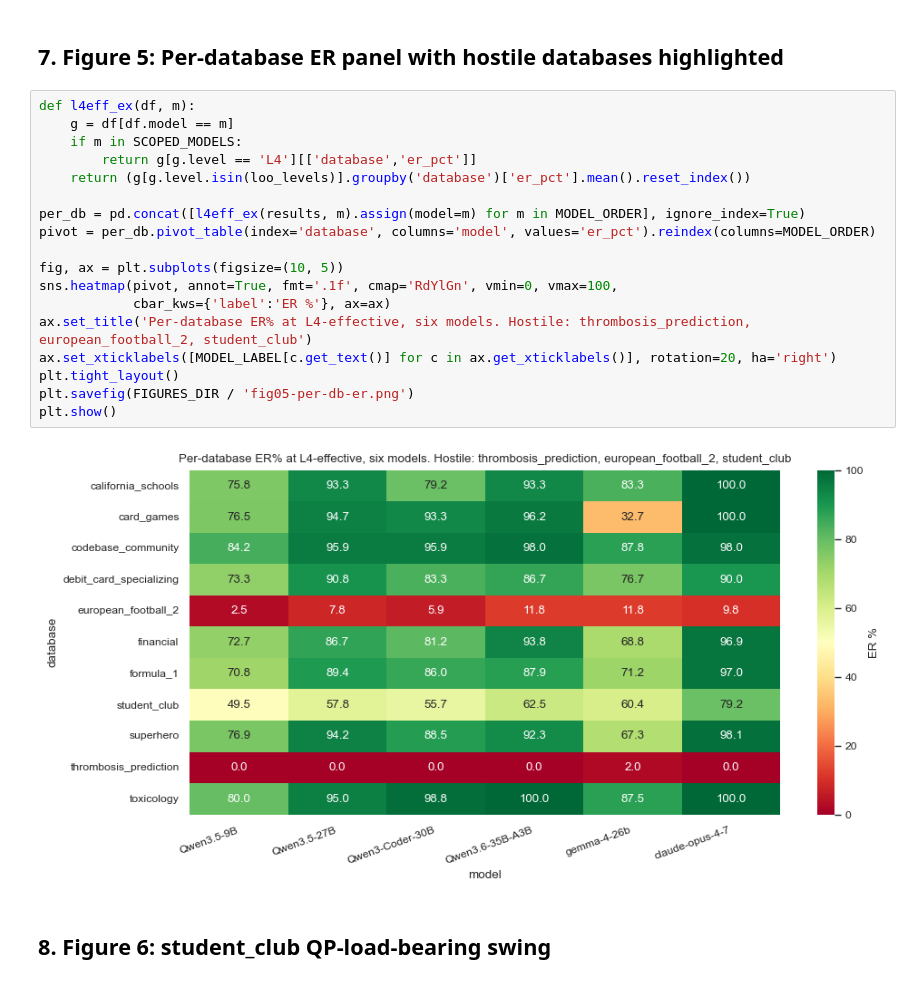
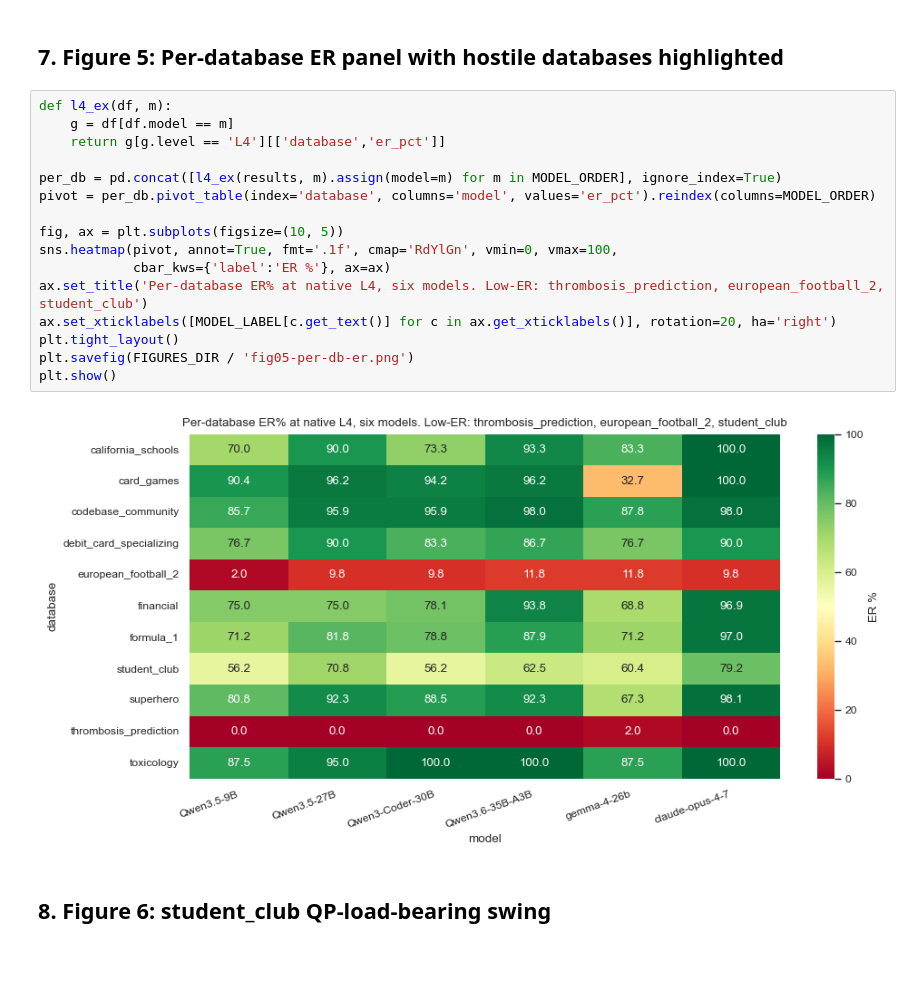
Before and after one commit to garyzava/4d-metadata-ablation, a Jupyter notebook: notebooks/02-analysis-and-charts.nbconvert.ipynb, the cells around one changed output. Cells and saved outputs as stored; diff of their text form.

```diff
--- a/notebooks/02-analysis-and-charts.nbconvert.ipynb
+++ b/notebooks/02-analysis-and-charts.nbconvert.ipynb
@@ -221,25 +222,23 @@ plt.show()
 # %% [markdown]
 ## 7. Figure 5: Per-database ER panel with hostile databases highlighted
 # %%
-def l4eff_ex(df, m):
+def l4_ex(df, m):
     g = df[df.model == m]
-    if m in SCOPED_MODELS:
-        return g[g.level == 'L4'][['database','er_pct']]
-    return (g[g.level.isin(loo_levels)].groupby('database')['er_pct'].mean().reset_index())
+    return g[g.level == 'L4'][['database','er_pct']]
 
-per_db = pd.concat([l4eff_ex(results, m).assign(model=m) for m in MODEL_ORDER], ignore_index=True)
+per_db = pd.concat([l4_ex(results, m).assign(model=m) for m in MODEL_ORDER], ignore_index=True)
 pivot = per_db.pivot_table(index='database', columns='model', values='er_pct').reindex(columns=MODEL_ORDER)
 
 fig, ax = plt.subplots(figsize=(10, 5))
 sns.heatmap(pivot, annot=True, fmt='.1f', cmap='RdYlGn', vmin=0, vmax=100,
             cbar_kws={'label':'ER %'}, ax=ax)
-ax.set_title('Per-database ER% at L4-effective, six models. Hostile: thrombosis_prediction, european_football_2, student_club')
+ax.set_title('Per-database ER% at native L4, six models. Low-ER: thrombosis_prediction, european_football_2, student_club')
 ax.set_xticklabels([MODEL_LABEL[c.get_text()] for c in ax.get_xticklabels()], rotation=20, ha='right')
 plt.tight_layout()
 plt.savefig(FIGURES_DIR / 'fig05-per-db-er.png')
 plt.show()
 # %% [output]
-[figure, old version]
+[figure, new version]
 # %% [markdown]
 ## 8. Figure 6: student_club QP-load-bearing swing
 # %%
```
Also changed, not shown: parts of 14 cells of this notebook, 13 other files.
